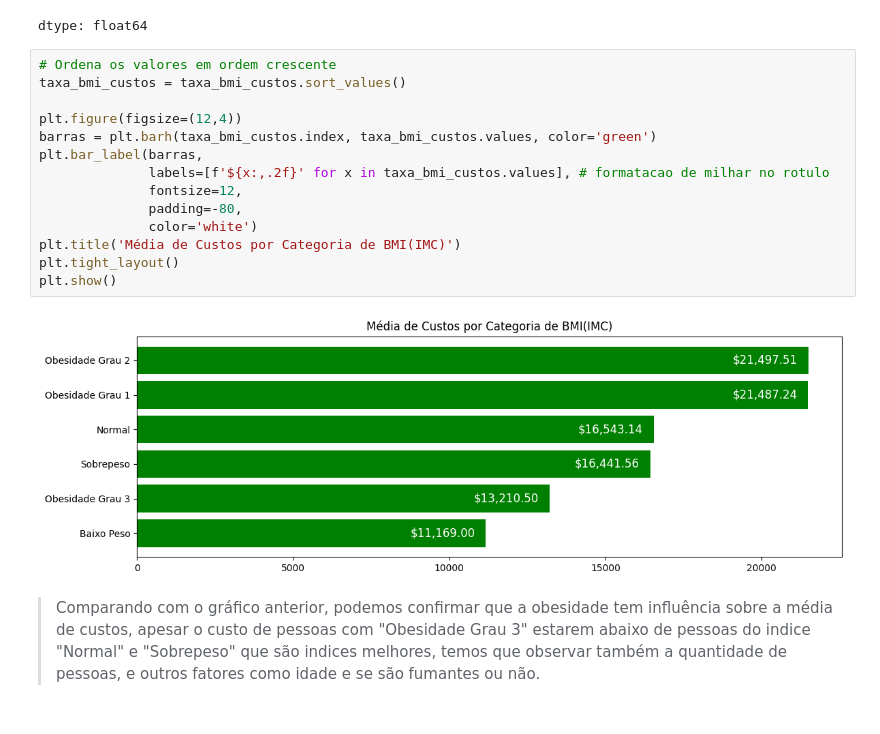
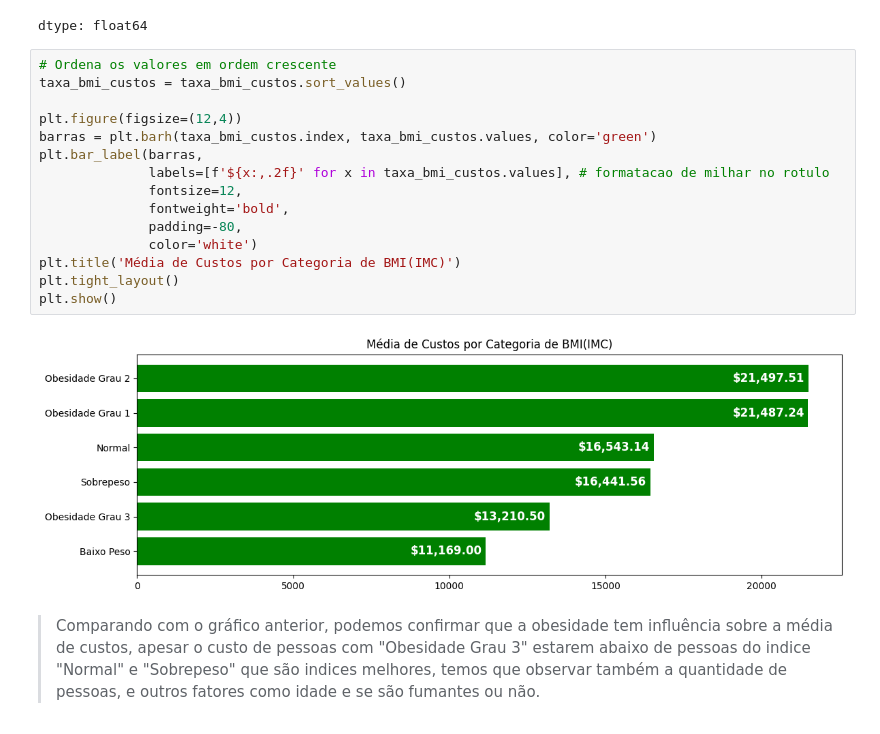
Before and after one commit to fabiobaroliveira/projeto_seguradora_seguro_saude, a Jupyter notebook: analise_exploratoria_seguro_saude.ipynb, the cells around one changed output. Saved outputs shown, nothing was run; the diff lists cells and outputs as text.

```diff
--- a/analise_exploratoria_seguro_saude.ipynb
+++ b/analise_exploratoria_seguro_saude.ipynb
@@ -494,19 +496,20 @@ dtype: float64
 # %%
 # Ordena os valores em ordem crescente
 taxa_bmi_custos = taxa_bmi_custos.sort_values()
 
 plt.figure(figsize=(12,4))
 barras = plt.barh(taxa_bmi_custos.index, taxa_bmi_custos.values, color='green')
 plt.bar_label(barras,
               labels=[f'${x:,.2f}' for x in taxa_bmi_custos.values], # formatacao de milhar no rotulo
               fontsize=12,
+              fontweight='bold',
               padding=-80,
               color='white')
 plt.title('Média de Custos por Categoria de BMI(IMC)')
 plt.tight_layout()
 plt.show()
 # %% [output]
-[figure, old version]
+[figure, new version]
 # %% [markdown]
 > Comparando com o gráfico anterior, podemos confirmar que a obesidade tem influência sobre a média de custos, apesar o custo de pessoas com "Obesidade Grau 3" estarem abaixo de pessoas do indice "Normal" e "Sobrepeso" que são indices melhores, temos que observar também a quantidade de pessoas, e outros fatores como idade e se são fumantes ou não.
 # %% [markdown]
```
Also changed, not shown: parts of 12 cells of this notebook.
